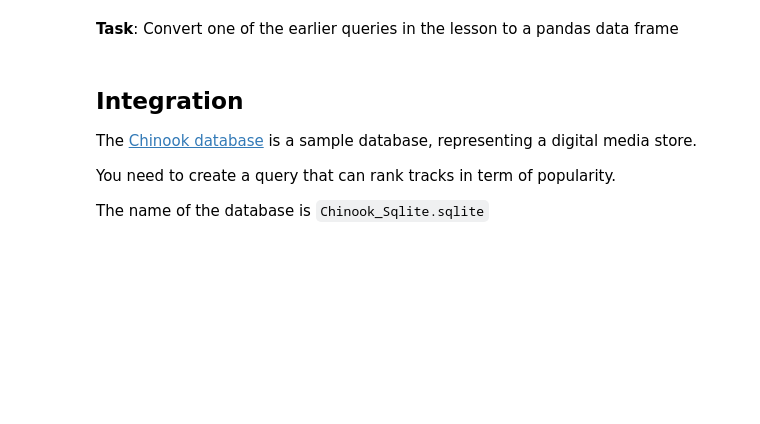
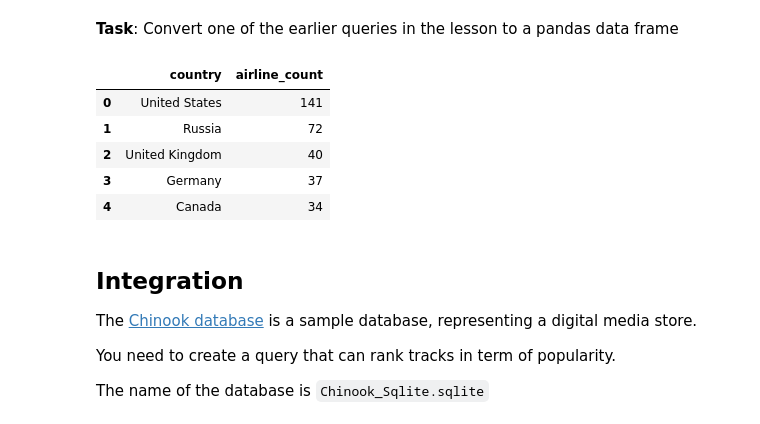
Before and after one commit to sharonk515/dc-ds-08-26-19, a Jupyter notebook: module-2/week-1/day-1-sql-pandas/sql-to-pandas.ipynb, the cells around one changed output. Drawn from its saved outputs; the diff is of its cells as text; code cells hidden in the pictures; blank space fills up the shorter version.

```diff
--- a/module-2/week-1/day-1-sql-pandas/sql-to-pandas.ipynb
+++ b/module-2/week-1/day-1-sql-pandas/sql-to-pandas.ipynb
@@ -277,9 +570,21 @@ Convert one of the earlier queries in the lesson to a pandas data frame
 # %%
 # Which countries have the highest amount of active airports?
 df = pd.read_sql_query("""
--- your code here;
+                SELECT country, count(*) AS airline_count
+                FROM airlines
+                WHERE active = 'Y'
+                GROUP BY country
+                ORDER BY airline_count DESC
+                LIMIT 5;
 """, pd_con)
 df
+# %% [output]
+|  | country | airline_count |
+| 0 | United States | 141 |
+| 1 | Russia | 72 |
+| 2 | United Kingdom | 40 |
+| 3 | Germany | 37 |
+| 4 | Canada | 34 |
 # %%
 pd_con.close()
 # %% [markdown]
```
Also changed, not shown: parts of 46 cells of this notebook, 5 other files.
